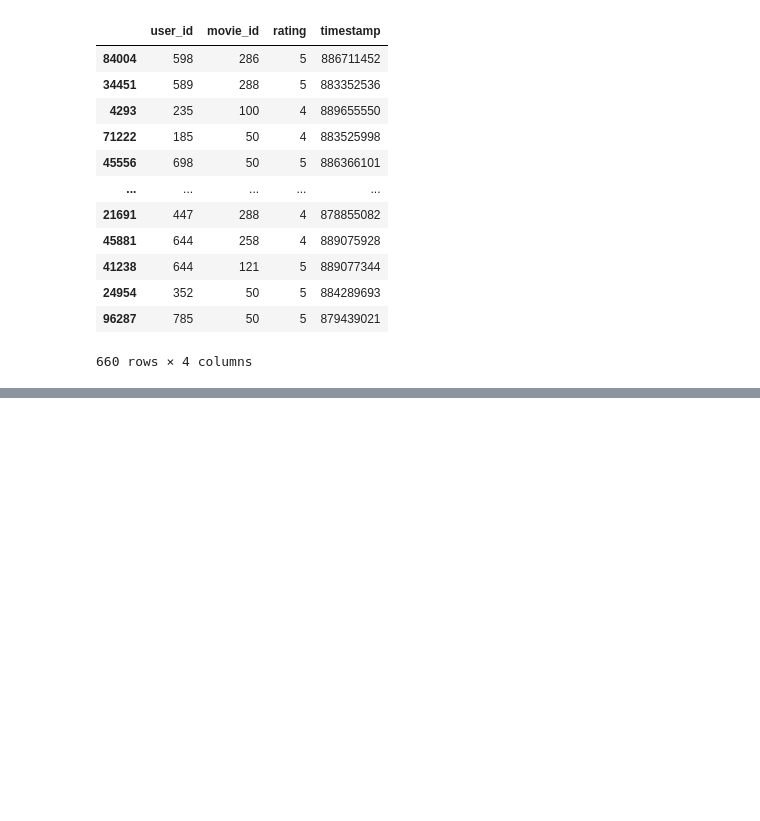
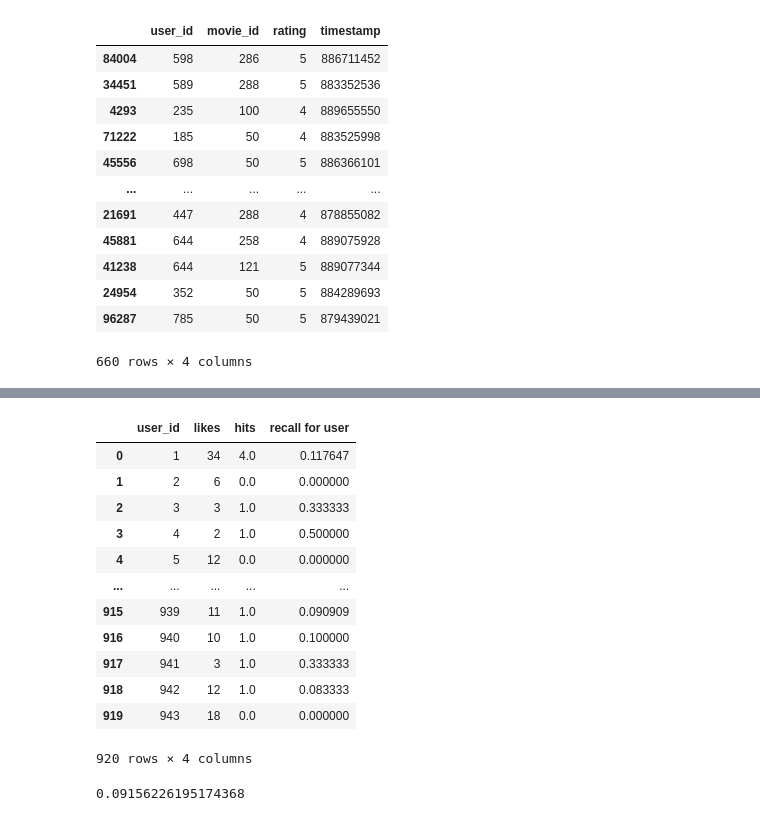
Before and after one commit to Ivampypy/movie-recsys, a Jupyter notebook: notebooks/EDA-notebook.ipynb, the cells around one changed output, grey strips where cells are left out. Saved outputs shown, nothing was run; the diff lists cells and outputs as text; code cells hidden in the pictures; blank space fills up the shorter version.

```diff
--- a/notebooks/EDA-notebook.ipynb
+++ b/notebooks/EDA-notebook.ipynb
@@ -438,0 +448,3 @@ hits
+# %%
+count_likes = likes.groupby("user_id")["rating"].count()
+count_likes
@@ -438,0 +482,28 @@ hits
+# %%
+merge_hits_likes = pd.merge(count_likes, count_hits, on="user_id", how="left")
+merge_hits_likes = merge_hits_likes.fillna(0)
+merge_hits_likes = merge_hits_likes.reset_index()
+merge_hits_likes.columns = ["user_id", "likes", "hits"]
+merge_hits_likes["recall for user"] = (
+    merge_hits_likes["hits"] / merge_hits_likes["likes"]
+)
+merge_hits_likes
+# %% [output]
+|  | user_id | likes | hits | recall for user |
+| 0 | 1 | 34 | 4.0 | 0.117647 |
+| 1 | 2 | 6 | 0.0 | 0.000000 |
+| 2 | 3 | 3 | 1.0 | 0.333333 |
+| 3 | 4 | 2 | 1.0 | 0.500000 |
+| 4 | 5 | 12 | 0.0 | 0.000000 |
+| ... | ... | ... | ... | ... |
+| 915 | 939 | 11 | 1.0 | 0.090909 |
+| 916 | 940 | 10 | 1.0 | 0.100000 |
+| 917 | 941 | 3 | 1.0 | 0.333333 |
+| 918 | 942 | 12 | 1.0 | 0.083333 |
+| 919 | 943 | 18 | 0.0 | 0.000000 |
+920 rows × 4 columns
+# %%
+baseline_recall_at_10 = merge_hits_likes["recall for user"].mean()
+print(baseline_recall_at_10)
+# %% [output]
+0.09156226195174368
```
Also changed, not shown: parts of 23 cells of this notebook.
